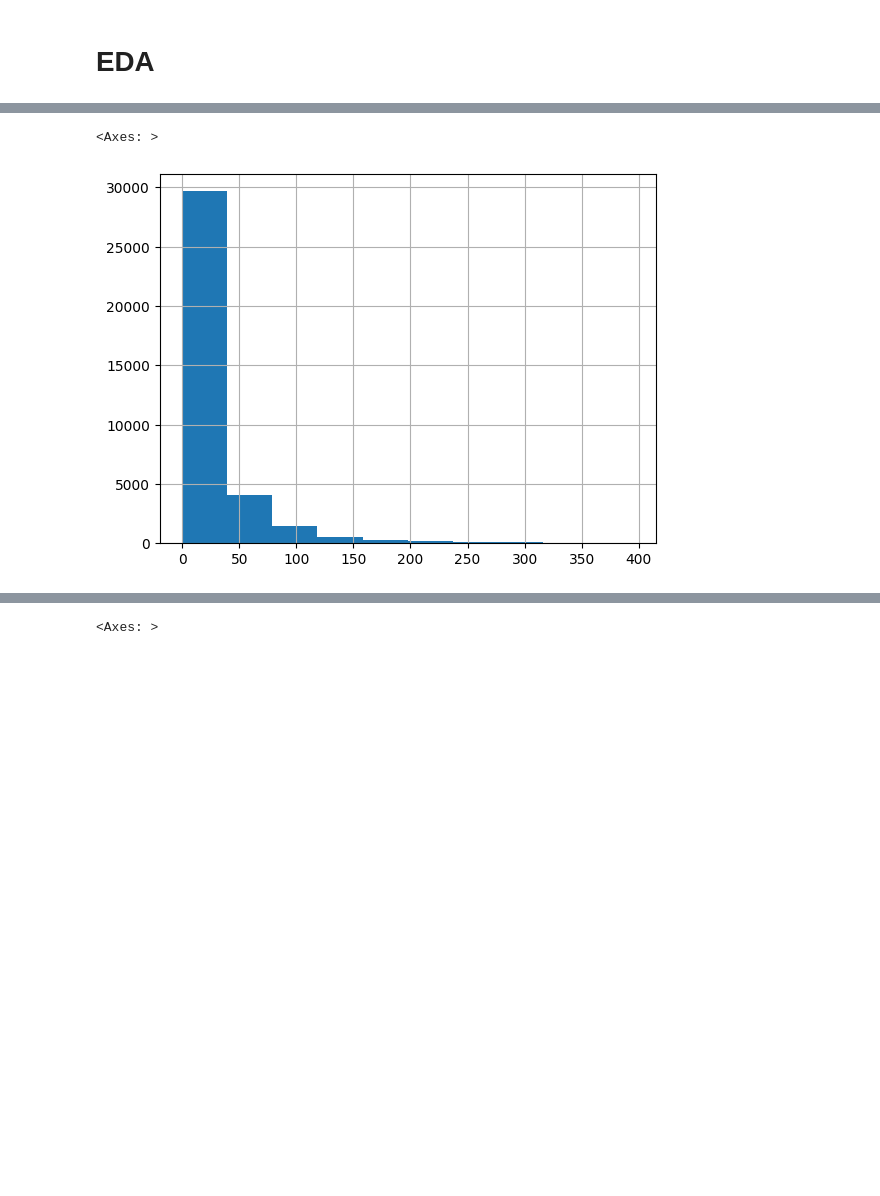
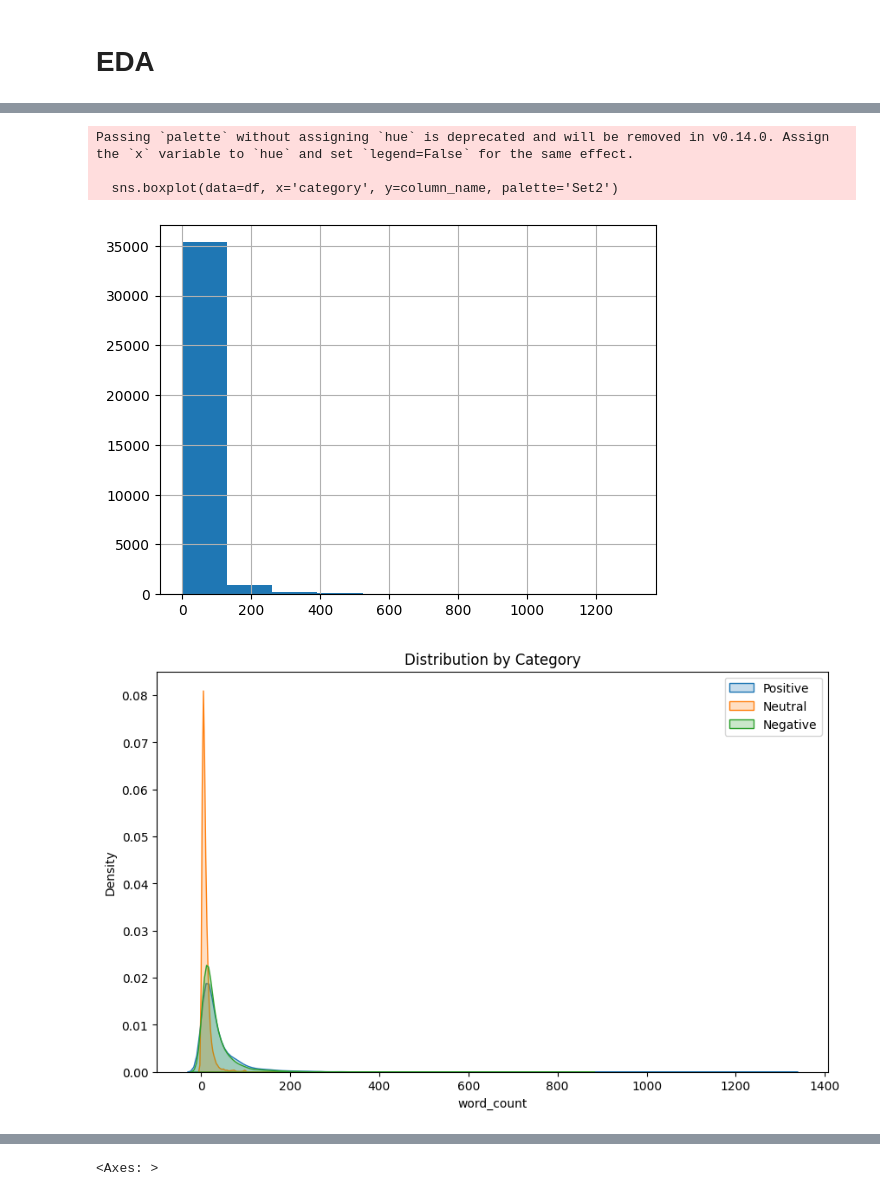
Before and after one commit to MitVinay/youtube_chrome, a Jupyter notebook: notebooks/EDA/YouTube_dataset_EDA.ipynb, the cells around one changed output, grey strips where cells are left out. Drawn from its saved outputs; the diff is of its cells as text; code cells hidden in the pictures; blank space fills up the shorter version.

```diff
--- a/notebooks/EDA/YouTube_dataset_EDA.ipynb
+++ b/notebooks/EDA/YouTube_dataset_EDA.ipynb
@@ -217,4 +228,38 @@ memory usage: 2.6+ MB
 # %% [markdown]
 # EDA
+# %%
+def plot(column_name, df):
+  df[column_name].hist()
+  # Create the figure and axes
+  plt.figure(figsize=(10, 6))
+
+  # Plot KDE for category 1
+  sns.kdeplot(df[df['category'] == 1][column_name], label='Positive', fill=True)
+
+  # Plot KDE for category 0
+  sns.kdeplot(df[df['category'] == 0][column_name], label='Neutral', fill=True)
+
+  # Plot KDE for category -1
+  sns.kdeplot(df[df['category'] == -1][column_name], label='Negative', fill=True)
+
+  # Add title and labels
+  plt.title('Distribution by Category')
+  plt.xlabel(column_name)
+  plt.ylabel('Density')
+
+  # Add a legend
+  plt.legend()
+
+  # Create the box plot
+  plt.figure(figsize=(10, 6))
+  sns.boxplot(data=df, x='category', y=column_name, palette='Set2')
+
+  # Add title and labels
+  plt.title('Word Count Distribution by Category')
+  plt.xlabel('Category')
+  plt.ylabel('Word Count')
+
+  # Show the plot
+  plt.show()
 # %%
 df['clean_comment'] =df['clean_comment'].astype(str)
@@ -230,4 +266,5 @@ df.head()
 # %%
-# The Distrubtion on character level
-df['clean_comment'].str.len().hist()
+# Length
+df['length_character'] = df['clean_comment'].str.len()
+plot('length_character', df)
 # %% [output]
@@ -236,13 +277,16 @@ df['clean_comment'].str.len().hist()
 # %%
 # The Frequency on Word level
 # Code Snippet for Word Number Histogram
 
 def word_count(string):
     words = string.split()
     return len(words)
 
 df['word_count'] = df['clean_comment'].apply(word_count)
-df['word_count'][df['word_count']<400].hist()
+plot('word_count', df)
 # %% [output]
-<Axes: >
+Passing `palette` without assigning `hue` is deprecated and will be removed in v0.14.0. Assign the `x` variable to `hue` and set `legend=False` for the same effect.
+
+  sns.boxplot(data=df, x='category', y=column_name, palette='Set2')
-[figure, old version]
+[figure, new version]
+[figure, added]
```
Also changed, not shown: parts of 40 cells of this notebook.
